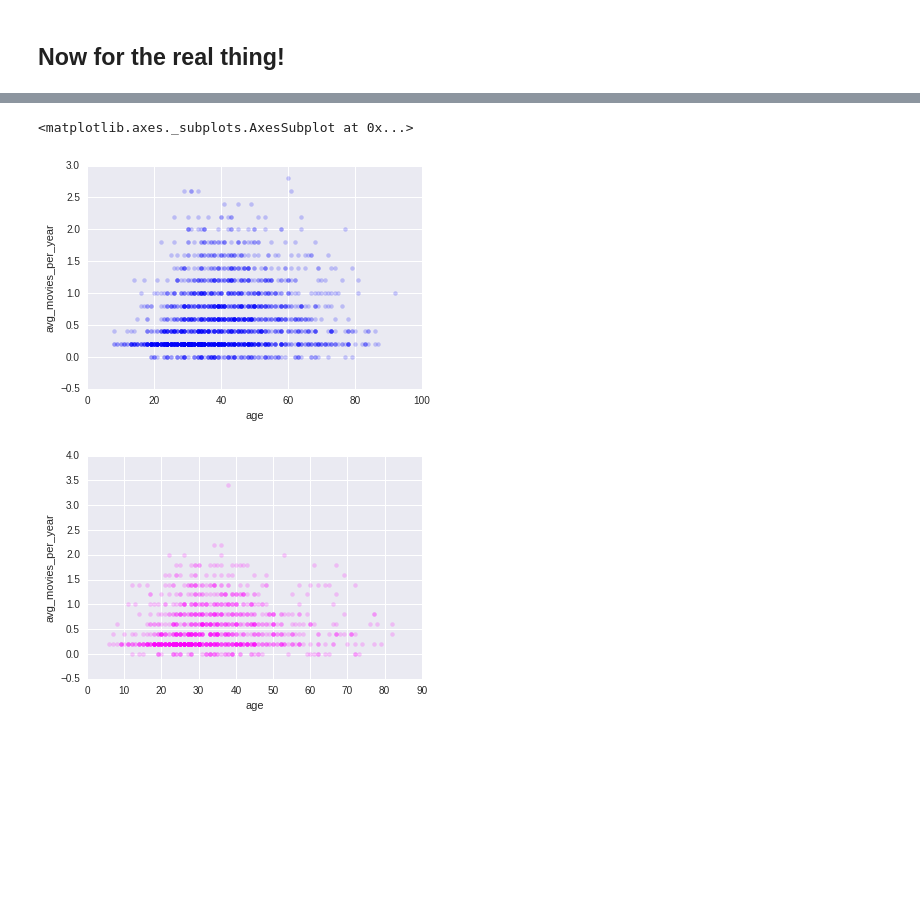
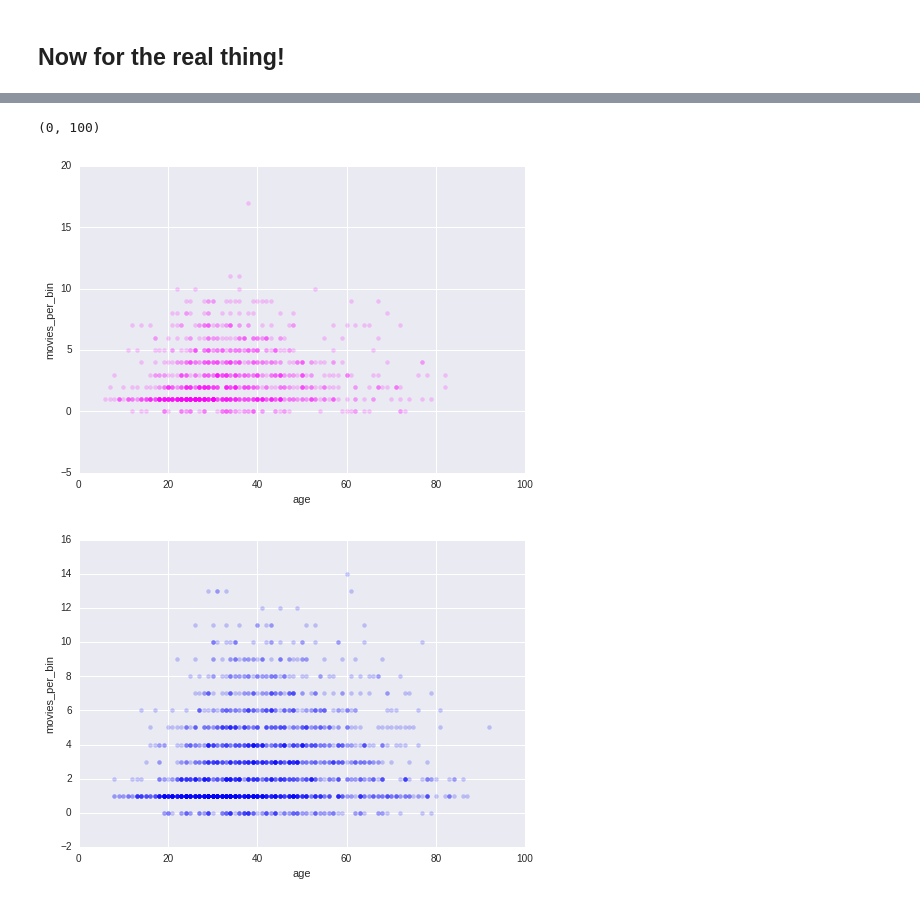
Before and after one commit to IanLondon/actor-age-curves, a Jupyter notebook: actor-regression-sklearn-joined-budget.ipynb, the cells around one changed output, grey strips where cells are left out. Cells and saved outputs as stored; diff of their text form; code cells hidden in the pictures; blank space fills up the shorter version.

```diff
--- a/actor-regression-sklearn-joined-budget.ipynb
+++ b/actor-regression-sklearn-joined-budget.ipynb
@@ -1462,16 +1456,18 @@ plt.title('Age vs average movies per year')
-# %%
-actor_age_binned[actor_age_binned.male == 1].plot.scatter(
-    'age','avg_movies_per_year', color=men_color, alpha=0.2, lw=0)
-# plt.xlim(0,100)
-# plt.ylim(0,250)
-actor_age_binned[actor_age_binned.male == 0].plot.scatter(
-    'age','avg_movies_per_year', color=women_color, alpha=0.2, lw=0)
-# plt.xlim(0,100)
-# plt.ylim(0,250)
-# %% [output]
-<matplotlib.axes._subplots.AxesSubplot at 0x...>
-[figure, removed]
-[figure, removed]
+# %%
+actor_age_binned[actor_age_binned.male == 0].plot.scatter(
+    'age','movies_per_bin', color=women_color, alpha=0.2, lw=0)
+plt.xlim(0,100)
+# plt.ylim(-.5,20)
+
+
+actor_age_binned[actor_age_binned.male == 1].plot.scatter(
+    'age','movies_per_bin', color=men_color, alpha=0.2, lw=0)
+plt.xlim(0,100)
+# plt.ylim(-.5,20)
+# %% [output]
+(0, 100)
+[figure, added]
+[figure, added]
 # %%
 actor_age_binned[actor_age_binned.age > 80]
 # %% [output]
```
Also changed, not shown: parts of 30 cells of this notebook.
